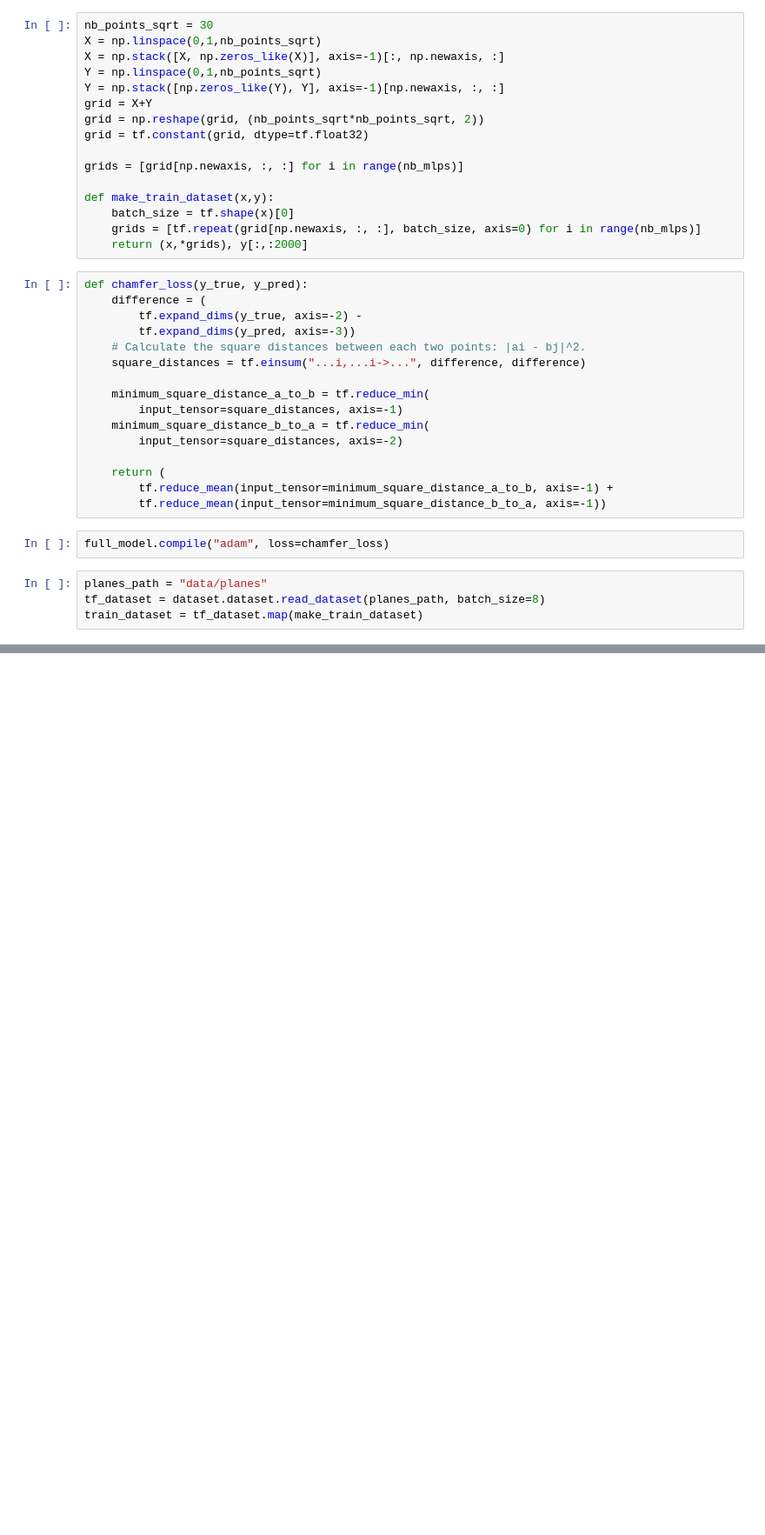
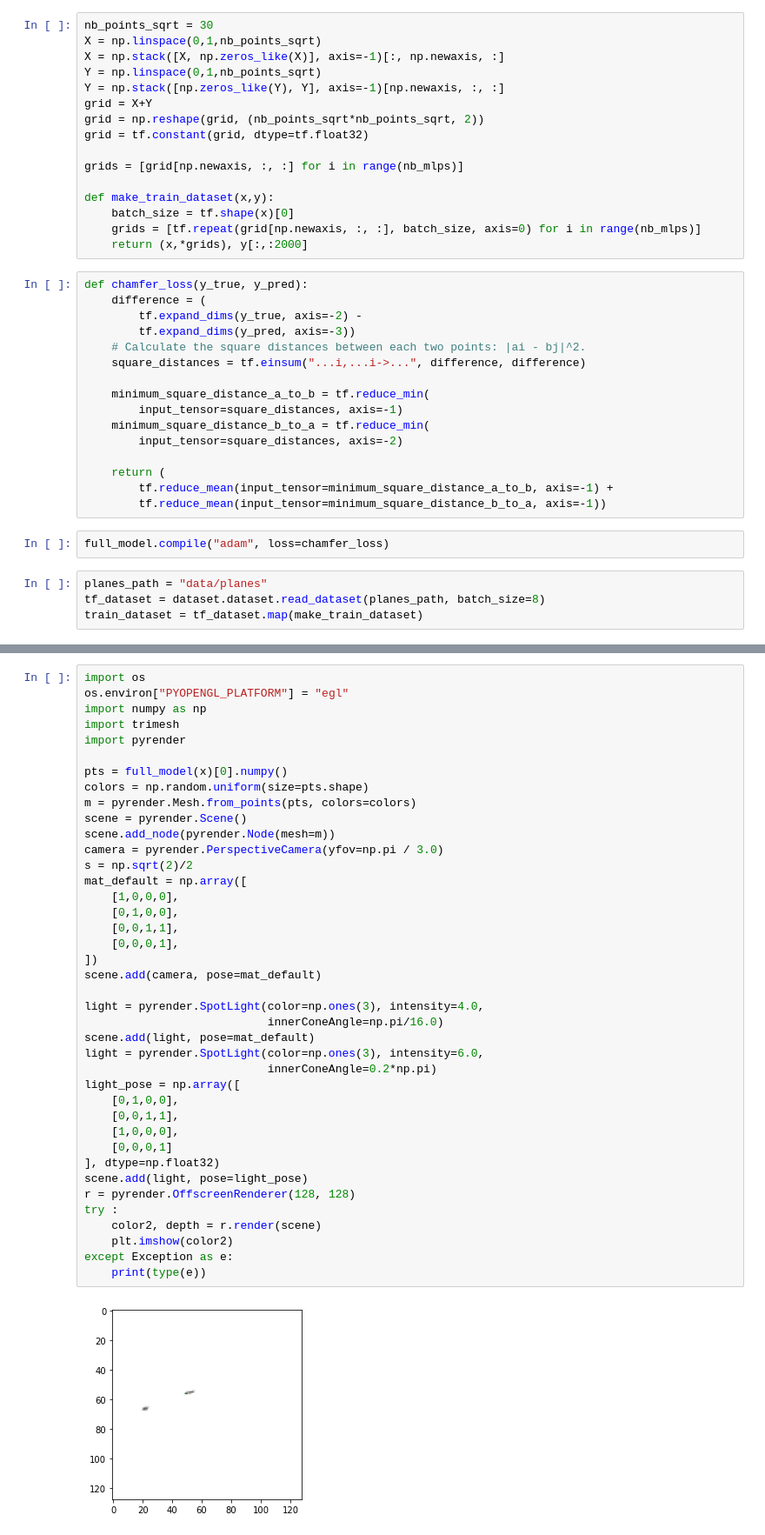
Before and after one commit to leoHeidel/AtlasNet-tf, a Jupyter notebook: atlas-net.ipynb, the cells around one changed output, grey strips where cells are left out. Shown at 87% size. Drawn from its saved outputs; the diff is of its cells as text; blank space fills up the shorter version.

```diff
--- a/atlas-net.ipynb
+++ b/atlas-net.ipynb
@@ -102,0 +148,42 @@ KeyboardInterrupt:
+# %%
+import os
+os.environ["PYOPENGL_PLATFORM"] = "egl"
+import numpy as np
+import trimesh
+import pyrender
+
+pts = full_model(x)[0].numpy()
+colors = np.random.uniform(size=pts.shape)
+m = pyrender.Mesh.from_points(pts, colors=colors)
+scene = pyrender.Scene()
+scene.add_node(pyrender.Node(mesh=m))
+camera = pyrender.PerspectiveCamera(yfov=np.pi / 3.0)
+s = np.sqrt(2)/2
+mat_default = np.array([
+    [1,0,0,0],
+    [0,1,0,0],
+    [0,0,1,1],
+    [0,0,0,1],
+])
+scene.add(camera, pose=mat_default)
+
+light = pyrender.SpotLight(color=np.ones(3), intensity=4.0,
+                           innerConeAngle=np.pi/16.0)
+scene.add(light, pose=mat_default)
+light = pyrender.SpotLight(color=np.ones(3), intensity=6.0,
+                           innerConeAngle=0.2*np.pi)
+light_pose = np.array([
+    [0,1,0,0],
+    [0,0,1,1],
+    [1,0,0,0],
+    [0,0,0,1]
+], dtype=np.float32)
+scene.add(light, pose=light_pose)
+r = pyrender.OffscreenRenderer(128, 128)
+try :
+    color2, depth = r.render(scene)
+    plt.imshow(color2)
+except Exception as e:
+    print(type(e))
+# %% [output]
+[figure, added]
```
Also changed, not shown: parts of 3 cells of this notebook.
